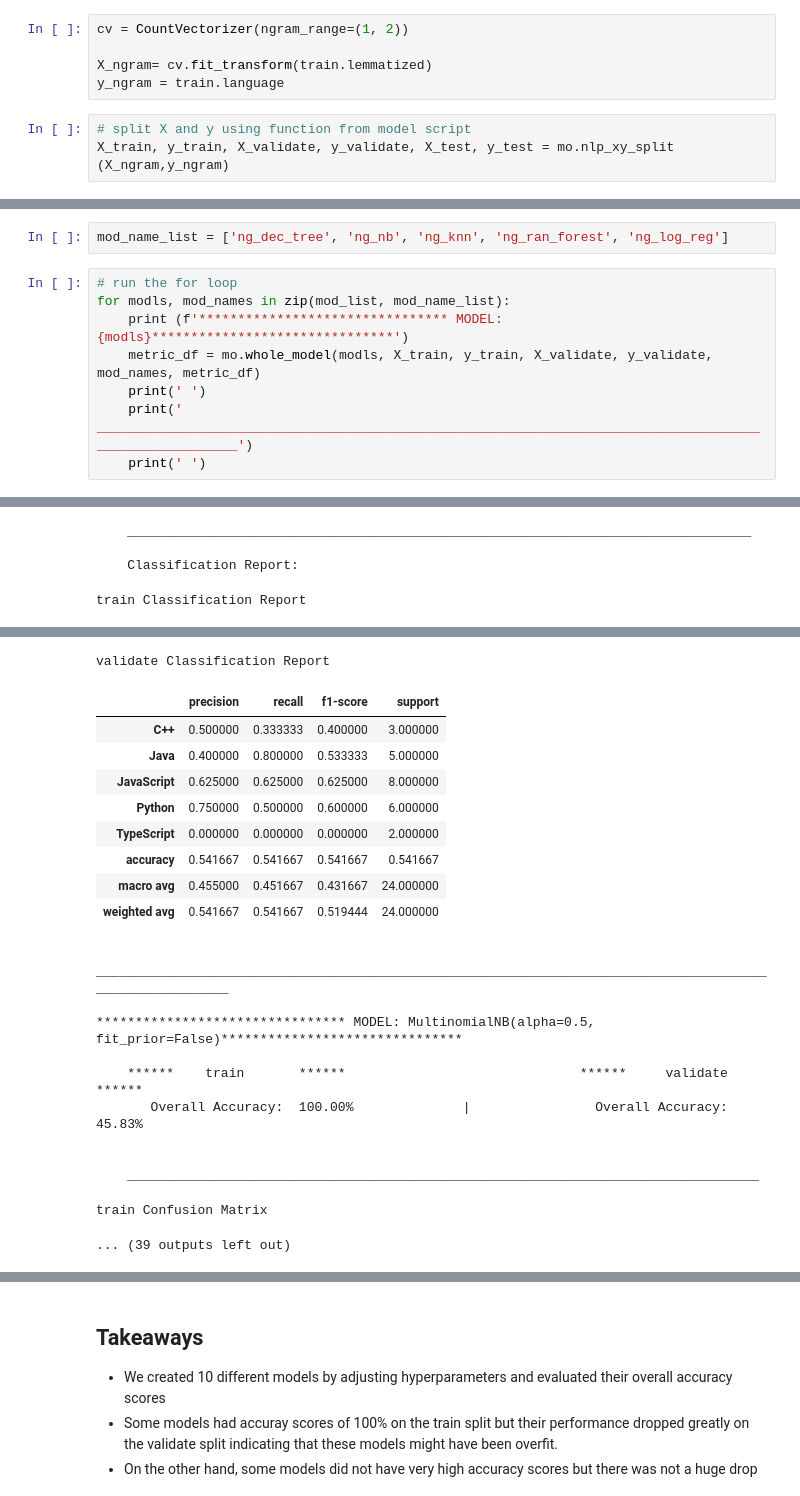
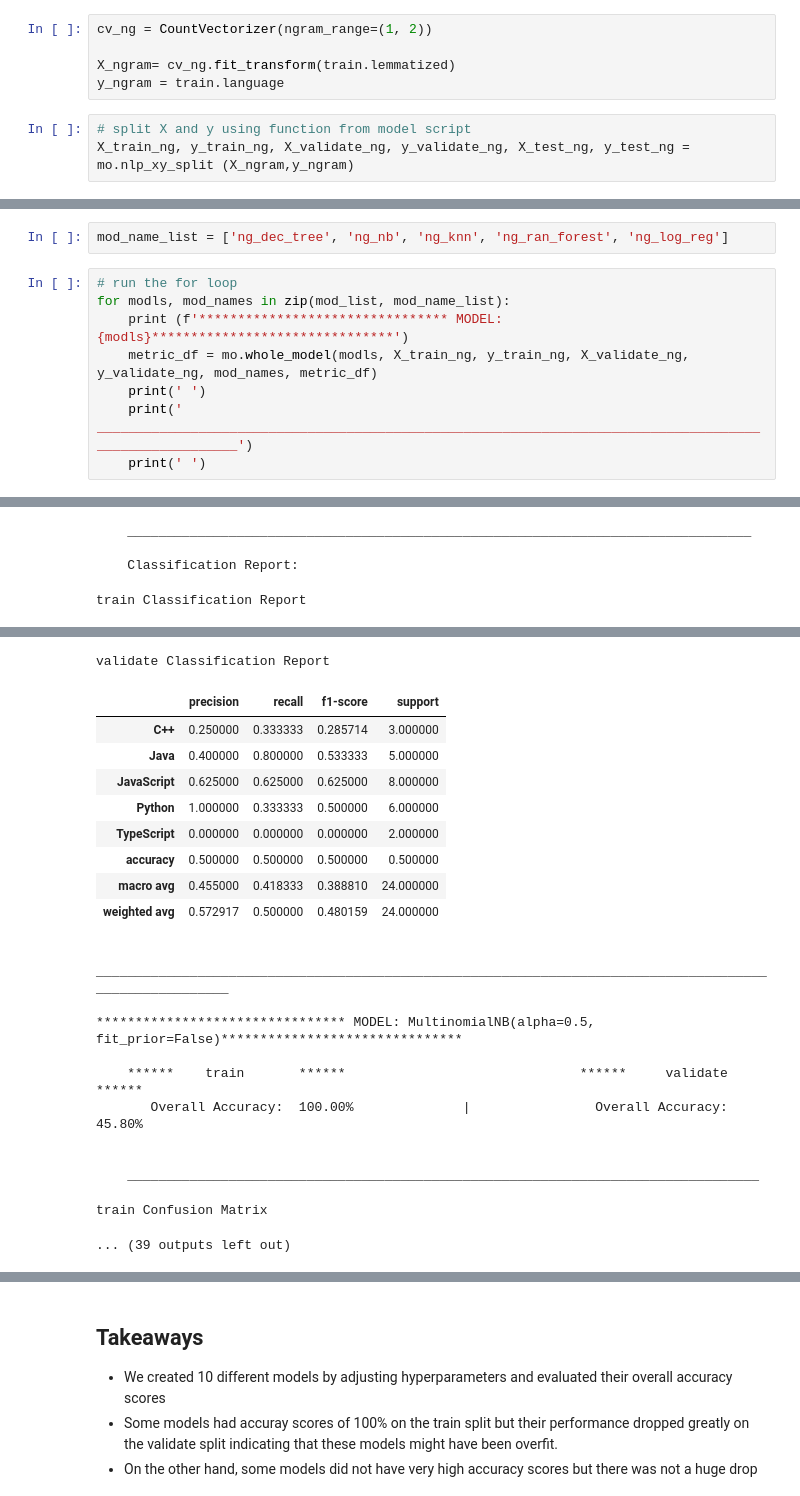
Before and after one commit to mariam-and-cindy/predicting-programming-languages, a Jupyter notebook: final_report_nlp.ipynb, the cells around one changed output, grey strips where cells are left out. Cells and saved outputs as stored; diff of their text form.

```diff
--- a/final_report_nlp.ipynb
+++ b/final_report_nlp.ipynb
@@ -857,11 +854,11 @@ metric_df
 
 Let's see if we can improve model's performance by using ngrams instead of single words.
 # %%
-cv = CountVectorizer(ngram_range=(1, 2))
+cv_ng = CountVectorizer(ngram_range=(1, 2))
 
-X_ngram= cv.fit_transform(train.lemmatized)
+X_ngram= cv_ng.fit_transform(train.lemmatized)
 y_ngram = train.language
 # %%
 # split X and y using function from model script
-X_train, y_train, X_validate, y_validate, X_test, y_test = mo.nlp_xy_split (X_ngram,y_ngram)
+X_train_ng, y_train_ng, X_validate_ng, y_validate_ng, X_test_ng, y_test_ng = mo.nlp_xy_split (X_ngram,y_ngram)
 # %% [output]
@@ -881,7 +878,7 @@ mod_name_list = ['ng_dec_tree', 'ng_nb', 'ng_knn', 'ng_ran_forest', 'ng_log_reg'
 # run the for loop
 for modls, mod_names in zip(mod_list, mod_name_list):
     print (f'******************************** MODEL: {modls}*******************************')
-    metric_df = mo.whole_model(modls, X_train, y_train, X_validate, y_validate, mod_names, metric_df)
+    metric_df = mo.whole_model(modls, X_train_ng, y_train_ng, X_validate_ng, y_validate_ng, mod_names, metric_df)
     print(' ')
     print(' _______________________________________________________________________________________________________')
     print(' ')
@@ -910,32 +907,32 @@ validate Confusion Matrix
     ________________________________________________________________________________
 
     Classification Report:
 train Classification Report
 |  | precision | recall | f1-score | support |
 | C++ | 1.000000 | 0.857143 | 0.923077 | 7.000000 |
 | Java | 0.370370 | 1.000000 | 0.540541 | 10.000000 |
 | JavaScript | 1.000000 | 0.631579 | 0.774194 | 19.000000 |
 | Python | 0.900000 | 0.600000 | 0.720000 | 15.000000 |
 | TypeScript | 1.000000 | 0.200000 | 0.333333 | 5.000000 |
 | accuracy | 0.678571 | 0.678571 | 0.678571 | 0.678571 |
 | macro avg | 0.854074 | 0.657744 | 0.658229 | 56.000000 |
 | weighted avg | 0.860780 | 0.678571 | 0.697202 | 56.000000 |
 validate Classification Report
 |  | precision | recall | f1-score | support |
-| C++ | 0.500000 | 0.333333 | 0.400000 | 3.000000 |
+| C++ | 0.250000 | 0.333333 | 0.285714 | 3.000000 |
 | Java | 0.400000 | 0.800000 | 0.533333 | 5.000000 |
 | JavaScript | 0.625000 | 0.625000 | 0.625000 | 8.000000 |
-| Python | 0.750000 | 0.500000 | 0.600000 | 6.000000 |
+| Python | 1.000000 | 0.333333 | 0.500000 | 6.000000 |
 | TypeScript | 0.000000 | 0.000000 | 0.000000 | 2.000000 |
-| accuracy | 0.541667 | 0.541667 | 0.541667 | 0.541667 |
-| macro avg | 0.455000 | 0.451667 | 0.431667 | 24.000000 |
-| weighted avg | 0.541667 | 0.541667 | 0.519444 | 24.000000 |
+| accuracy | 0.500000 | 0.500000 | 0.500000 | 0.500000 |
+| macro avg | 0.455000 | 0.418333 | 0.388810 | 24.000000 |
+| weighted avg | 0.572917 | 0.500000 | 0.480159 | 24.000000 |
  _______________________________________________________________________________________________________
 
 ******************************** MODEL: MultinomialNB(alpha=0.5, fit_prior=False)*******************************
 
     ******    train       ******                              ******     validate    ******
-       Overall Accuracy:  100.00%              |                Overall Accuracy:  45.83%
+       Overall Accuracy:  100.00%              |                Overall Accuracy:  45.80%
 
 
     _________________________________________________________________________________
```
Also changed, not shown: parts of 38 cells of this notebook.
